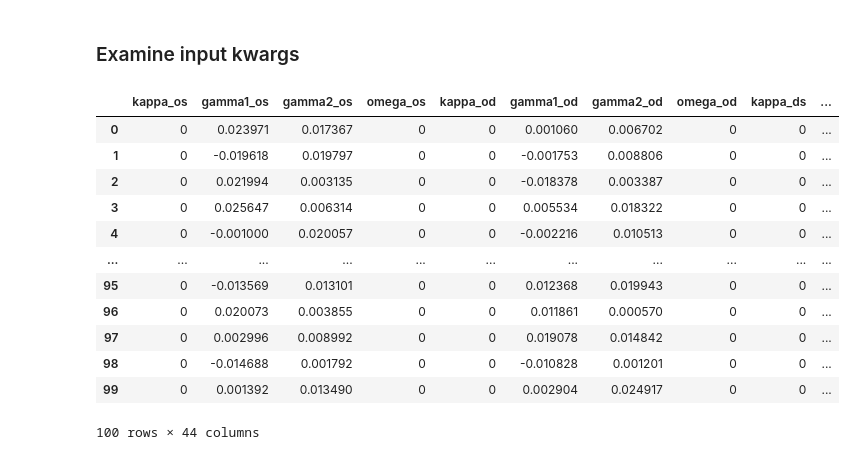
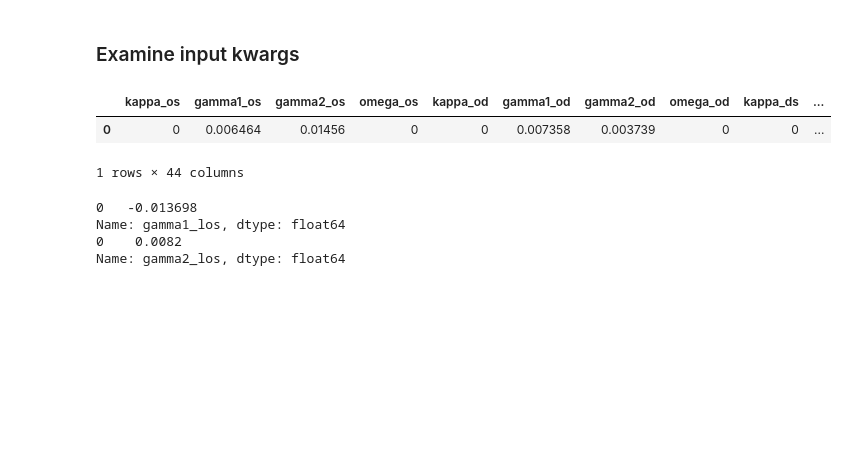
Before and after one commit to nataliehogg/analosis, a Jupyter notebook: analosis/notebooks/analosis_notebook.ipynb, the cells around one changed output. Saved outputs shown, nothing was run; the diff lists cells and outputs as text; code cells hidden in the pictures; blank space fills up the shorter version.

```diff
--- a/analosis/notebooks/analosis_notebook.ipynb
+++ b/analosis/notebooks/analosis_notebook.ipynb
@@ -94,20 +196,18 @@ p.input_output_plot(path, settings, show_not_converged=True)
 ### Examine input kwargs
 # %%
 import pandas as pd
-in_kwargs = pd.read_csv(path + '/datasets/baseline_no_ll_input_kwargs.csv')
+in_kwargs = pd.read_csv(path + '/datasets/baseline_minimal_missing_ellipticity_no_ll_input_kwargs.csv')
 in_kwargs
 # %% [output]
 |  | kappa_os | gamma1_os | gamma2_os | omega_os | kappa_od | gamma1_od | gamma2_od | omega_od | kappa_ds | ... |
-| 0 | 0 | 0.023971 | 0.017367 | 0 | 0 | 0.001060 | 0.006702 | 0 | 0 | ... |
-| 1 | 0 | -0.019618 | 0.019797 | 0 | 0 | -0.001753 | 0.008806 | 0 | 0 | ... |
-| 2 | 0 | 0.021994 | 0.003135 | 0 | 0 | -0.018378 | 0.003387 | 0 | 0 | ... |
-| 3 | 0 | 0.025647 | 0.006314 | 0 | 0 | 0.005534 | 0.018322 | 0 | 0 | ... |
-| 4 | 0 | -0.001000 | 0.020057 | 0 | 0 | -0.002216 | 0.010513 | 0 | 0 | ... |
-| ... | ... | ... | ... | ... | ... | ... | ... | ... | ... | ... |
-| 95 | 0 | -0.013569 | 0.013101 | 0 | 0 | 0.012368 | 0.019943 | 0 | 0 | ... |
-| 96 | 0 | 0.020073 | 0.003855 | 0 | 0 | 0.011861 | 0.000570 | 0 | 0 | ... |
-| 97 | 0 | 0.002996 | 0.008992 | 0 | 0 | 0.019078 | 0.014842 | 0 | 0 | ... |
-| 98 | 0 | -0.014688 | 0.001792 | 0 | 0 | -0.010828 | 0.001201 | 0 | 0 | ... |
-| 99 | 0 | 0.001392 | 0.013490 | 0 | 0 | 0.002904 | 0.024917 | 0 | 0 | ... |
+| 0 | 0 | 0.006464 | 0.01456 | 0 | 0 | 0.007358 | 0.003739 | 0 | 0 | ... |
-100 rows × 44 columns
+1 rows × 44 columns
+# %%
+print(in_kwargs['gamma1_los'])
+print(in_kwargs['gamma2_los'])
+# %% [output]
+0   -0.013698
+Name: gamma1_los, dtype: float64
+0    0.0082
+Name: gamma2_los, dtype: float64
 # %%
```
Also changed, not shown: parts of 6 cells of this notebook, 1 other file.
